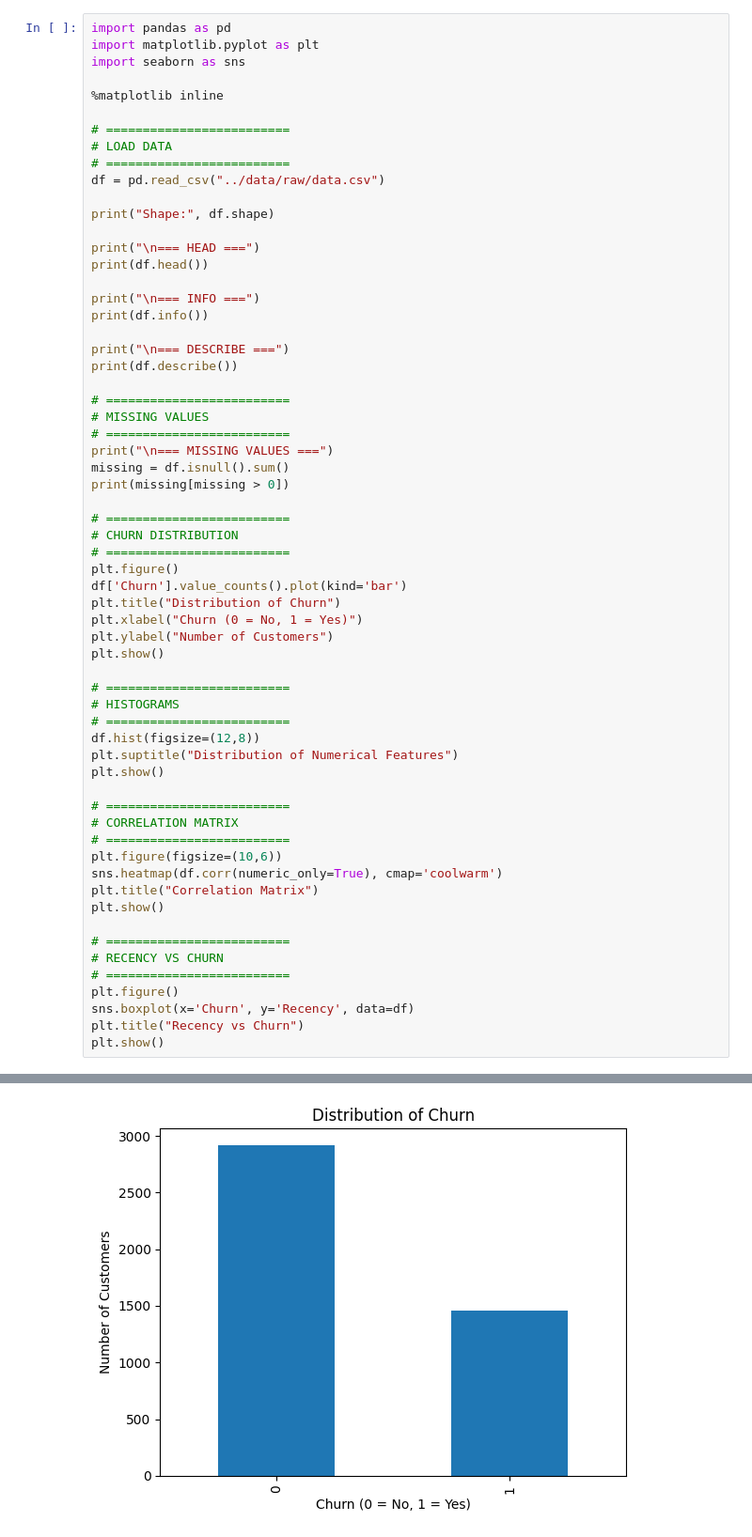
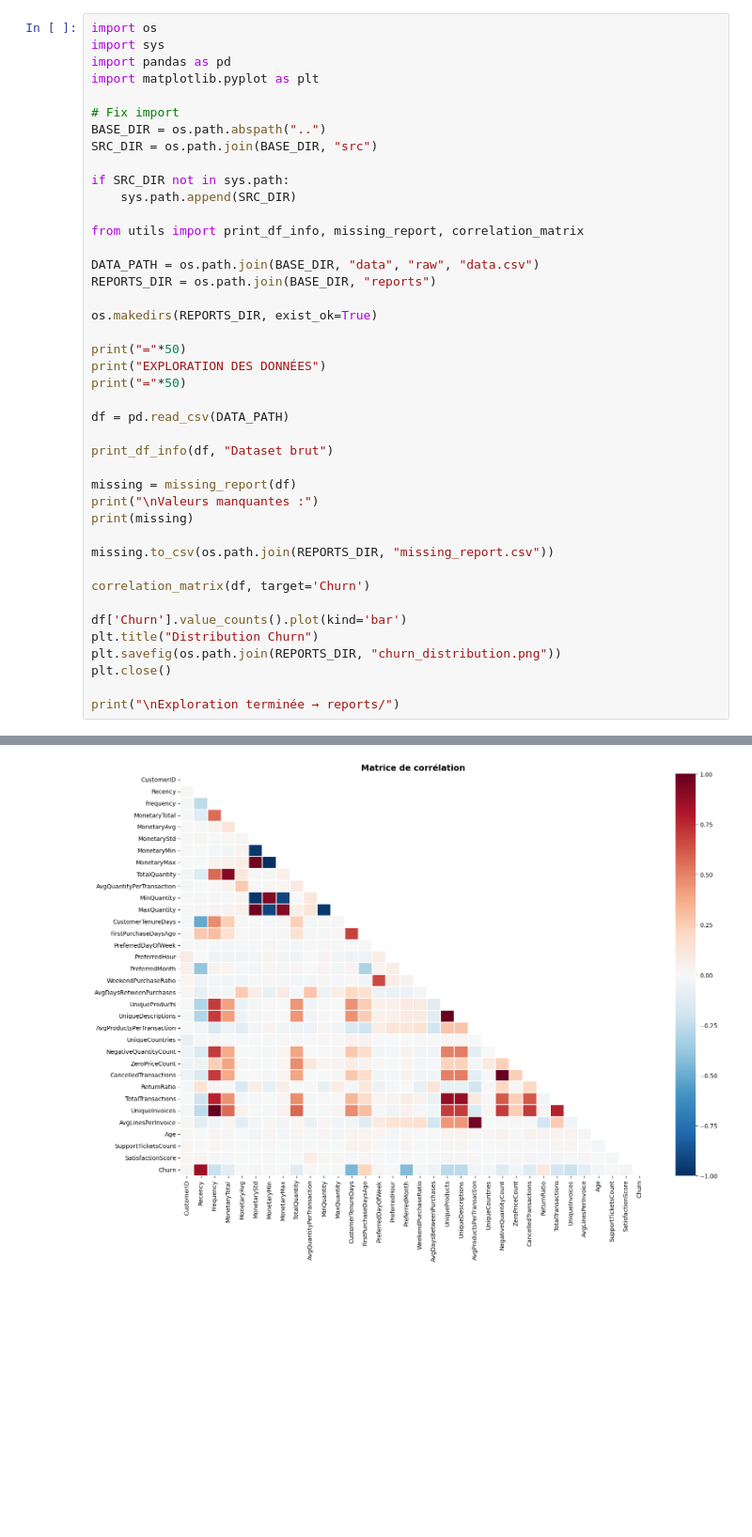
Before and after one commit to molka37/projet_ml_retail, a Jupyter notebook: notebooks/exploration.ipynb, the cells around one changed output, grey strips where cells are left out. Shown at 94% size. Drawn from its saved outputs; the diff is of its cells as text; blank space fills up the shorter version.

```diff
--- a/notebooks/exploration.ipynb
+++ b/notebooks/exploration.ipynb
@@ -1,63 +1,43 @@
 # %%
+import os
+import sys
 import pandas as pd
 import matplotlib.pyplot as plt
-import seaborn as sns
 
-%matplotlib inline
+# Fix import
+BASE_DIR = os.path.abspath("..")
+SRC_DIR = os.path.join(BASE_DIR, "src")
 
-# =========================
-# LOAD DATA
-# =========================
-df = pd.read_csv("../data/raw/data.csv")
+if SRC_DIR not in sys.path:
+    sys.path.append(SRC_DIR)
 
-print("Shape:", df.shape)
+from utils import print_df_info, missing_report, correlation_matrix
 
-print("\n=== HEAD ===")
-print(df.head())
+DATA_PATH = os.path.join(BASE_DIR, "data", "raw", "data.csv")
+REPORTS_DIR = os.path.join(BASE_DIR, "reports")
 
-print("\n=== INFO ===")
-print(df.info())
+os.makedirs(REPORTS_DIR, exist_ok=True)
 
-print("\n=== DESCRIBE ===")
-print(df.describe())
+print("="*50)
+print("EXPLORATION DES DONNÉES")
+print("="*50)
 
-# =========================
-# MISSING VALUES
-# =========================
-print("\n=== MISSING VALUES ===")
-missing = df.isnull().sum()
-print(missing[missing > 0])
+df = pd.read_csv(DATA_PATH)
 
-# =========================
-# CHURN DISTRIBUTION
-# =========================
-plt.figure()
+print_df_info(df, "Dataset brut")
+
+missing = missing_report(df)
+print("\nValeurs manquantes :")
+print(missing)
+
+missing.to_csv(os.path.join(REPORTS_DIR, "missing_report.csv"))
+
+correlation_matrix(df, target='Churn')
+
 df['Churn'].value_counts().plot(kind='bar')
-plt.title("Distribution of Churn")
-plt.xlabel("Churn (0 = No, 1 = Yes)")
-plt.ylabel("Number of Customers")
-plt.show()
+plt.title("Distribution Churn")
+plt.savefig(os.path.join(REPORTS_DIR, "churn_distribution.png"))
+plt.close()
 
-# =========================
-# HISTOGRAMS
-# =========================
-df.hist(figsize=(12,8))
-plt.suptitle("Distribution of Numerical Features")
-plt.show()
-
-# =========================
-# CORRELATION MATRIX
-# =========================
-plt.figure(figsize=(10,6))
-sns.heatmap(df.corr(numeric_only=True), cmap='coolwarm')
-plt.title("Correlation Matrix")
-plt.show()
-
-# =========================
-# RECENCY VS CHURN
-# =========================
-plt.figure()
-sns.boxplot(x='Churn', y='Recency', data=df)
-plt.title("Recency vs Churn")
-plt.show()
+print("\nExploration terminée → reports/")
 # %% [output]
@@ -81 +61 @@ dtype: int64
-[figure, old version]
+[figure, new version]
```
Also changed, not shown: parts of 1 cell of this notebook, 20 other files.
